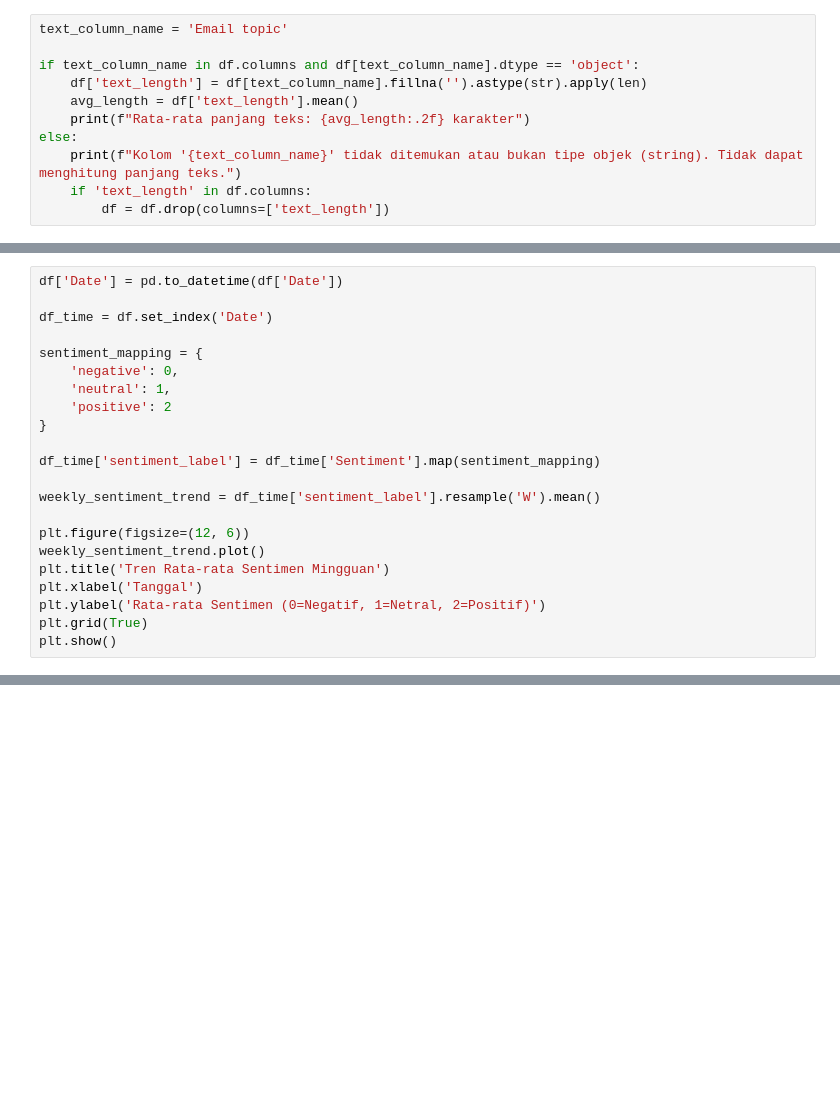
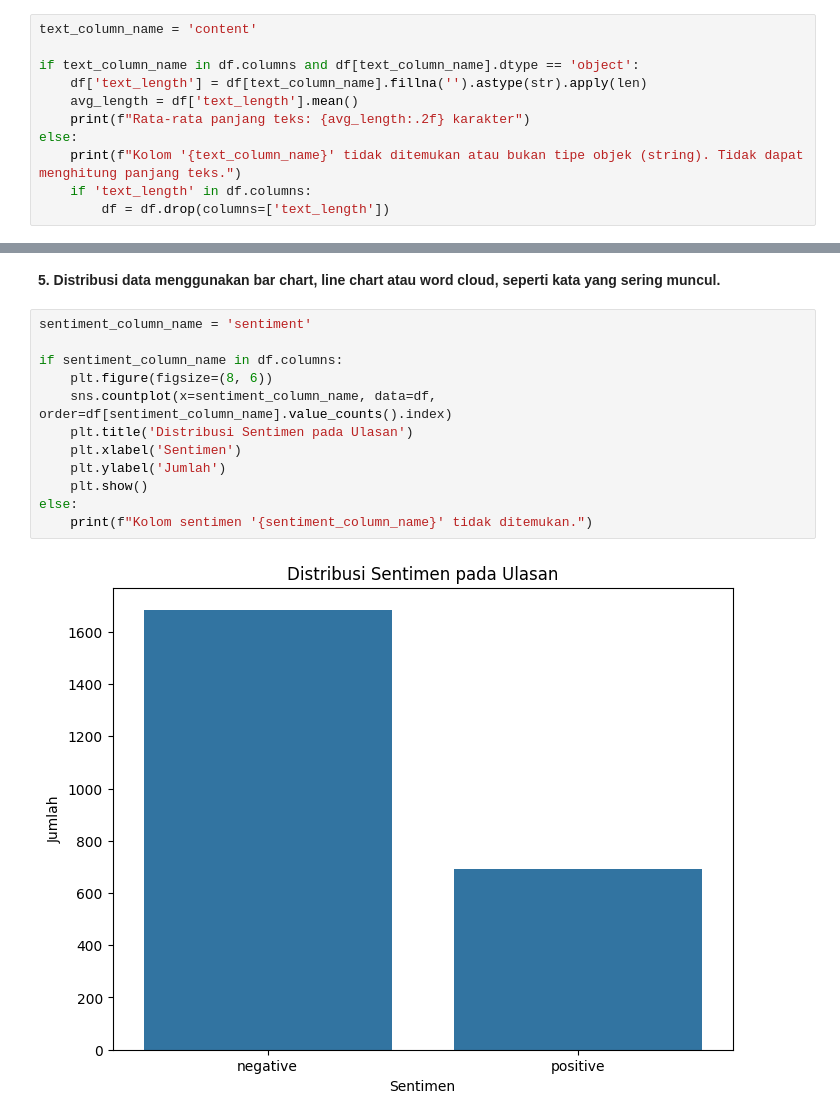
Before and after one commit to RianAbdul18/10222037_Rian_AS, a Jupyter notebook: 10222037_RianAbdulAziz_AS.ipynb, the cells around one changed output, grey strips where cells are left out. Drawn from its saved outputs; the diff is of its cells as text; blank space fills up the shorter version.

```diff
--- a/10222037_RianAbdulAziz_AS.ipynb
+++ b/10222037_RianAbdulAziz_AS.ipynb
@@ -68,5 +104,5 @@ Jumlah baris data: 1132
 # %%
-text_column_name = 'Email topic'
+text_column_name = 'content'
 
 if text_column_name in df.columns and df[text_column_name].dtype == 'object':
     df['text_length'] = df[text_column_name].fillna('').astype(str).apply(len)
@@ -652,22 +140,0 @@ Convert the 'Date' column to datetime format, set it as the index, resample the
-# %%
-df['Date'] = pd.to_datetime(df['Date'])
-
-df_time = df.set_index('Date')
-
-sentiment_mapping = {
-    'negative': 0,
-    'neutral': 1,
-    'positive': 2
-}
-
-df_time['sentiment_label'] = df_time['Sentiment'].map(sentiment_mapping)
-
-weekly_sentiment_trend = df_time['sentiment_label'].resample('W').mean()
-
-plt.figure(figsize=(12, 6))
-weekly_sentiment_trend.plot()
-plt.title('Tren Rata-rata Sentimen Mingguan')
-plt.xlabel('Tanggal')
-plt.ylabel('Rata-rata Sentimen (0=Negatif, 1=Netral, 2=Positif)')
-plt.grid(True)
-plt.show()
@@ -801,0 +141,16 @@ Secara keseluruhan, analisis ini memberikan dasar yang kuat, namun performa mode
+# %% [markdown]
+**5. Distribusi data menggunakan bar chart, line chart atau word cloud, seperti kata yang sering muncul.**
+# %%
+sentiment_column_name = 'sentiment'
+
+if sentiment_column_name in df.columns:
+    plt.figure(figsize=(8, 6))
+    sns.countplot(x=sentiment_column_name, data=df, order=df[sentiment_column_name].value_counts().index)
+    plt.title('Distribusi Sentimen pada Ulasan')
+    plt.xlabel('Sentimen')
+    plt.ylabel('Jumlah')
+    plt.show()
+else:
+    print(f"Kolom sentimen '{sentiment_column_name}' tidak ditemukan.")
+# %% [output]
+[figure, added]
```
Also changed, not shown: parts of 81 cells of this notebook.
